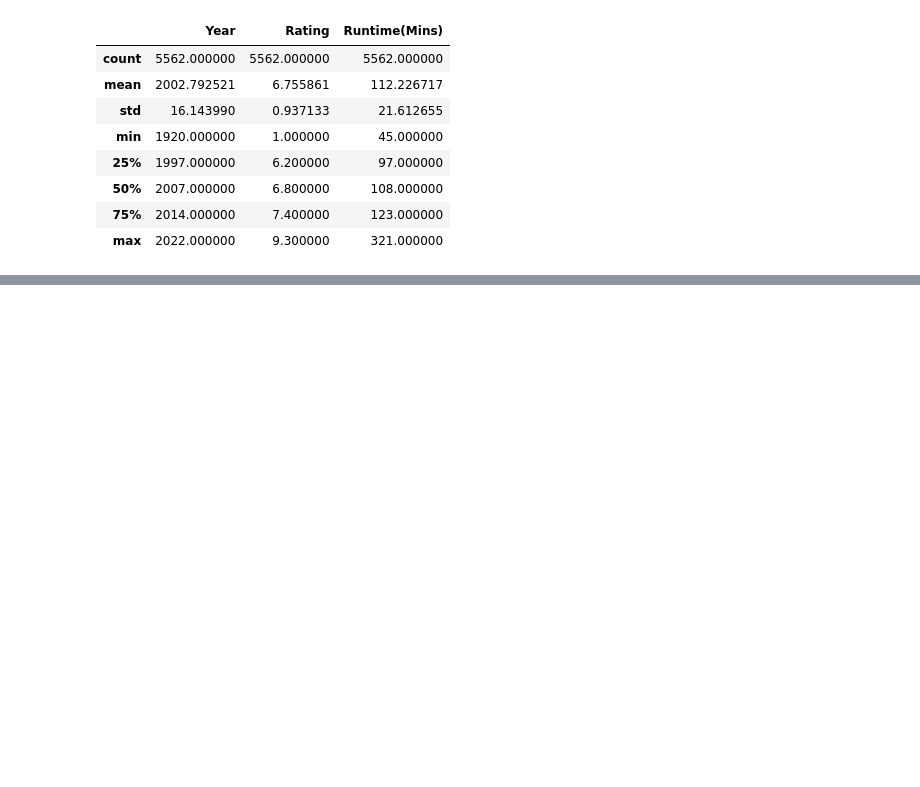
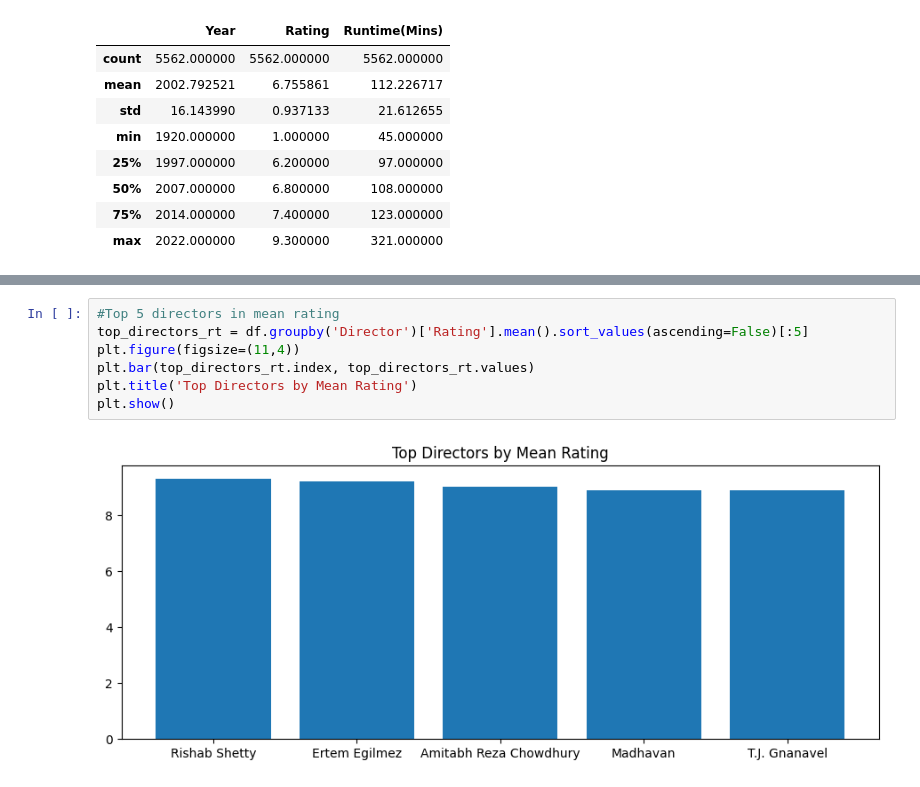
Before and after one commit to Eudi-Duarte/imdb_notebook, a Jupyter notebook: imbd notebook.ipynb, the cells around one changed output, grey strips where cells are left out. Cells and saved outputs as stored; diff of their text form; blank space fills up the shorter version.

```diff
--- a/imbd notebook.ipynb
+++ b/imbd notebook.ipynb
@@ -76,0 +91,9 @@ plt.show()
+# %%
+#Top 5 directors in mean rating
+top_directors_rt = df.groupby('Director')['Rating'].mean().sort_values(ascending=False)[:5]
+plt.figure(figsize=(11,4))
+plt.bar(top_directors_rt.index, top_directors_rt.values)
+plt.title('Top Directors by Mean Rating')
+plt.show()
+# %% [output]
+[figure, added]
```
Also changed, not shown: parts of 8 cells of this notebook.
